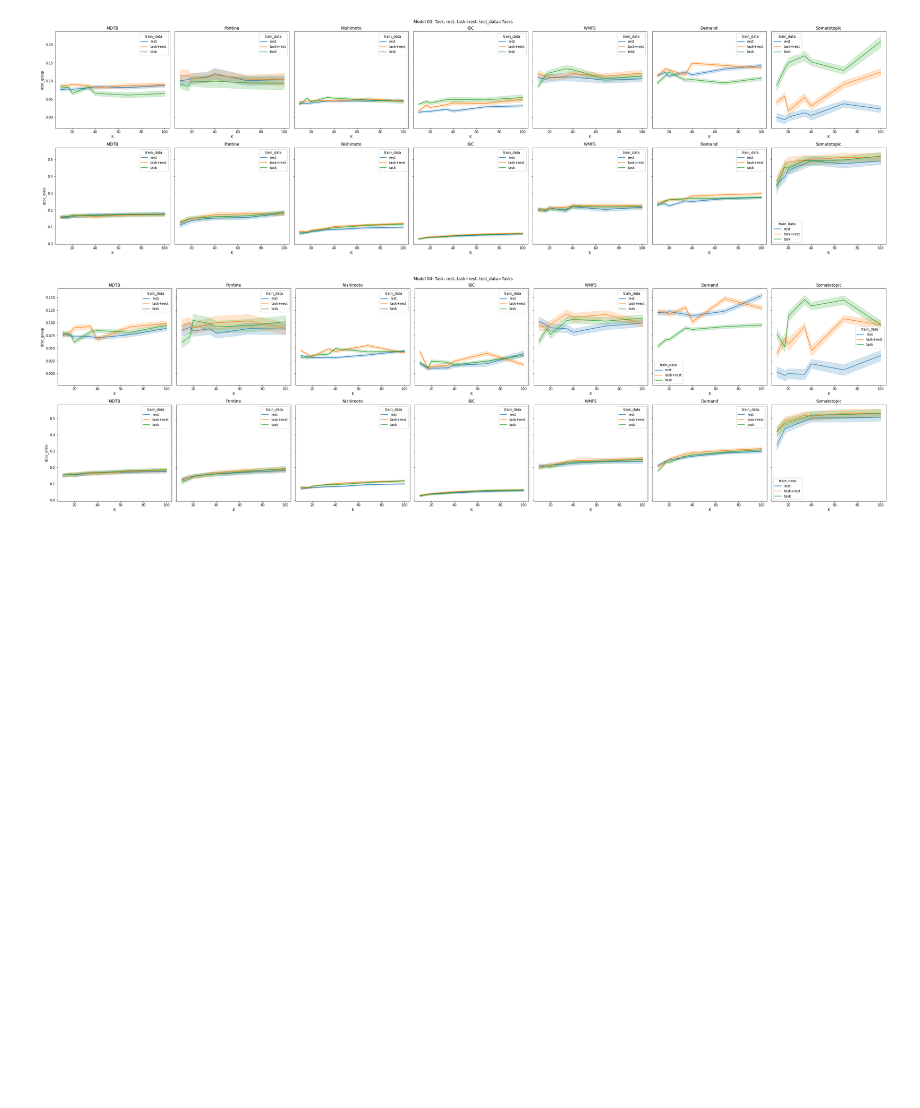
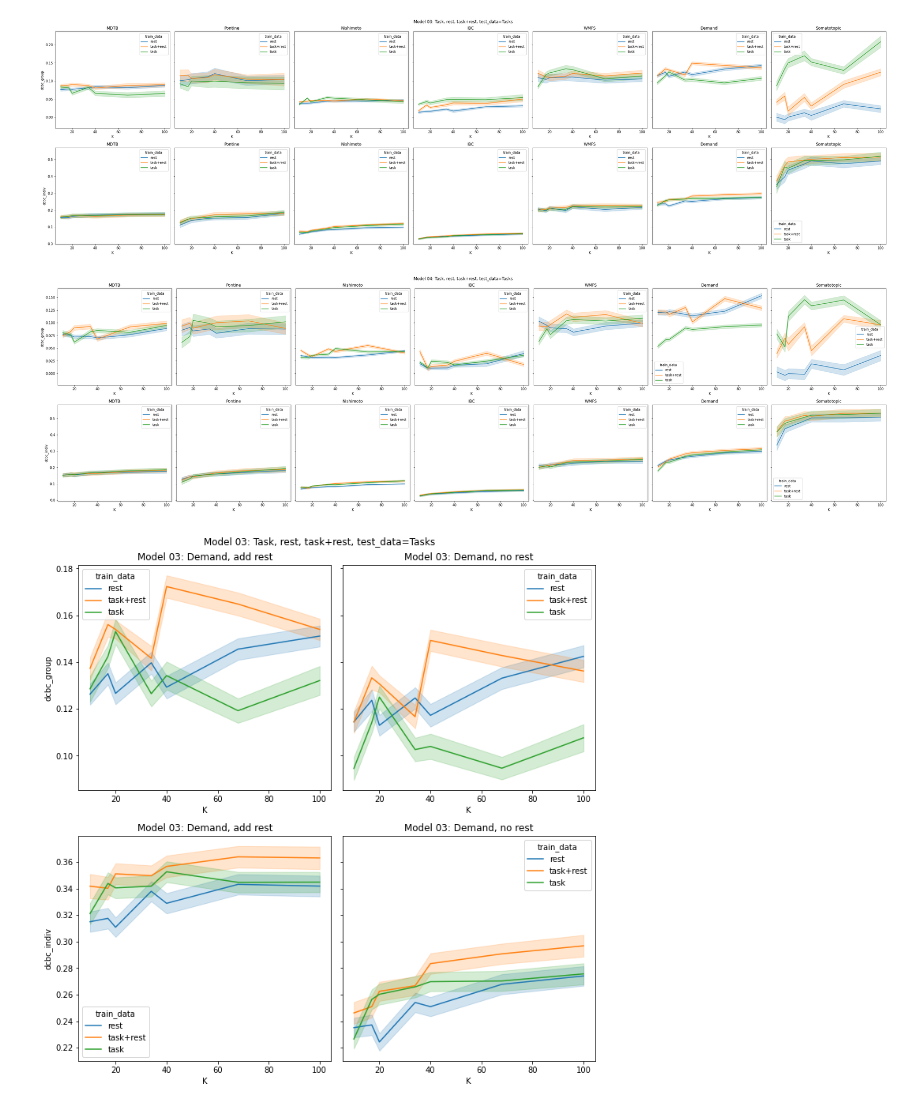
Before and after one commit to DiedrichsenLab/FusionModel, a Jupyter notebook: notebooks/eval_task_rest.ipynb, the cells around one changed output. Cells and saved outputs as stored; diff of their text form; code cells hidden in the pictures; blank space fills up the shorter version.

```diff
--- a/notebooks/eval_task_rest.ipynb
+++ b/notebooks/eval_task_rest.ipynb
@@ -28,0 +90,9 @@ plot_loo_task(D, t_data=[0,1,2,3,4,5,6], model_type='04')
+# %%
+fname = f'/Models/Evaluation/eval_all_asym_K-10to100_MdPoNiIbWmSoHcOdd_on_De.tsv'
+fname_old = f'/Models/Evaluation/eval_all_asym_K-10to100_7taskHcOdd_on_looTask.tsv'
+D_new = pd.read_csv(model_dir + fname, delimiter='\t')
+D_old = pd.read_csv(model_dir + fname_old, delimiter='\t')
+
+_plot([D_new, D_old], title = ['add rest', 'no rest'], mt='03')
+# %% [output]
+[figure, added]
```
Also changed, not shown: parts of 8 cells of this notebook, 6 other files.
